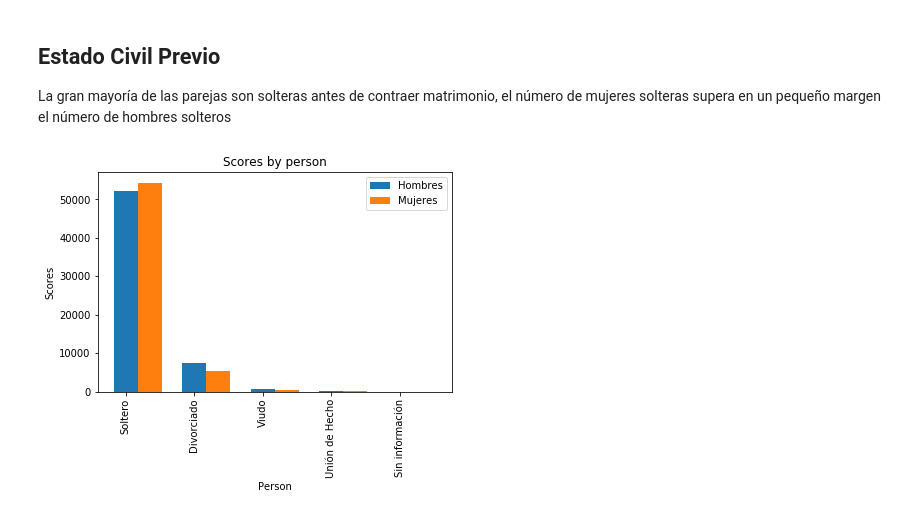
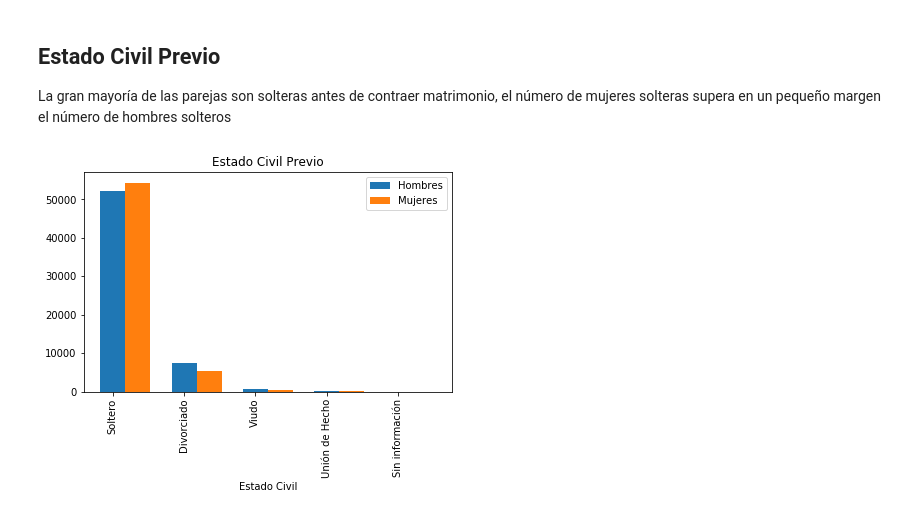
Before and after one commit to alexolmedo/2018-B-GR1-Python, a Jupyter notebook: proyecto/matrimonios.ipynb, the cells around one changed output. Drawn from its saved outputs; the diff is of its cells as text; code cells hidden in the pictures.

```diff
--- a/proyecto/matrimonios.ipynb
+++ b/proyecto/matrimonios.ipynb
@@ -64,30 +64,29 @@ La gran mayoría de las parejas son solteras antes de contraer matrimonio, el n
 # %%
 fig, ax = plt.subplots()
 bar_width = 0.35
 opacity = 0.8
 
 counts_hombres = Counter(matrimonios['est_civih'])
 common_hombres = counts_hombres.most_common()
 labels = [item[0] for item in common_hombres]
 number_hombres = [item[1] for item in common_hombres]
 nbars = len(common_hombres)
 
 counts_mujeres = Counter(matrimonios['est_civim'])
 common_mujeres = counts_mujeres.most_common()
 number_mujeres = [item[1] for item in common_mujeres]
 nbars = len(common_mujeres)
 
 rects1 = plt.bar(np.arange(nbars), number_hombres, bar_width, label='Hombres',tick_label=labels)
 
 rects2 = plt.bar(np.arange(nbars)+bar_width, number_mujeres, bar_width, label='Mujeres')
 
-plt.xlabel('Person')
-plt.ylabel('Scores')
-plt.title('Scores by person')
+plt.xlabel('Estado Civil')
+plt.title('Estado Civil Previo')
 plt.legend()
 
 plt.tight_layout()
 plt.xticks(rotation=90)
 plt.show()
 # %% [output]
-[figure, old version]
+[figure, new version]
```
